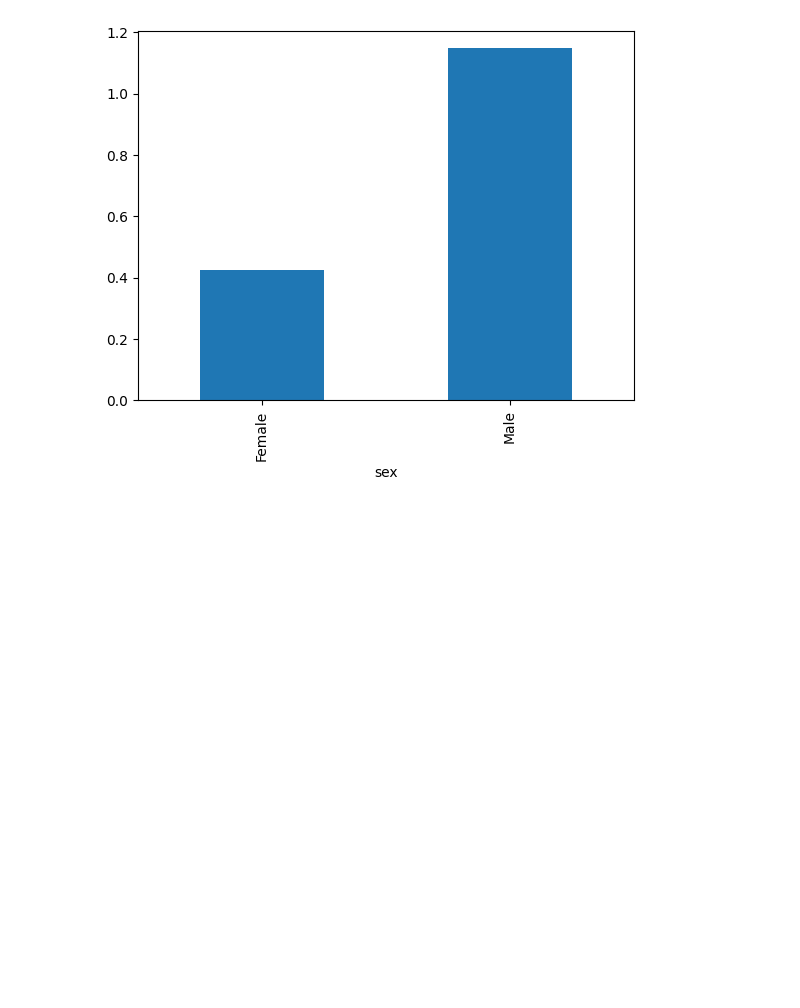
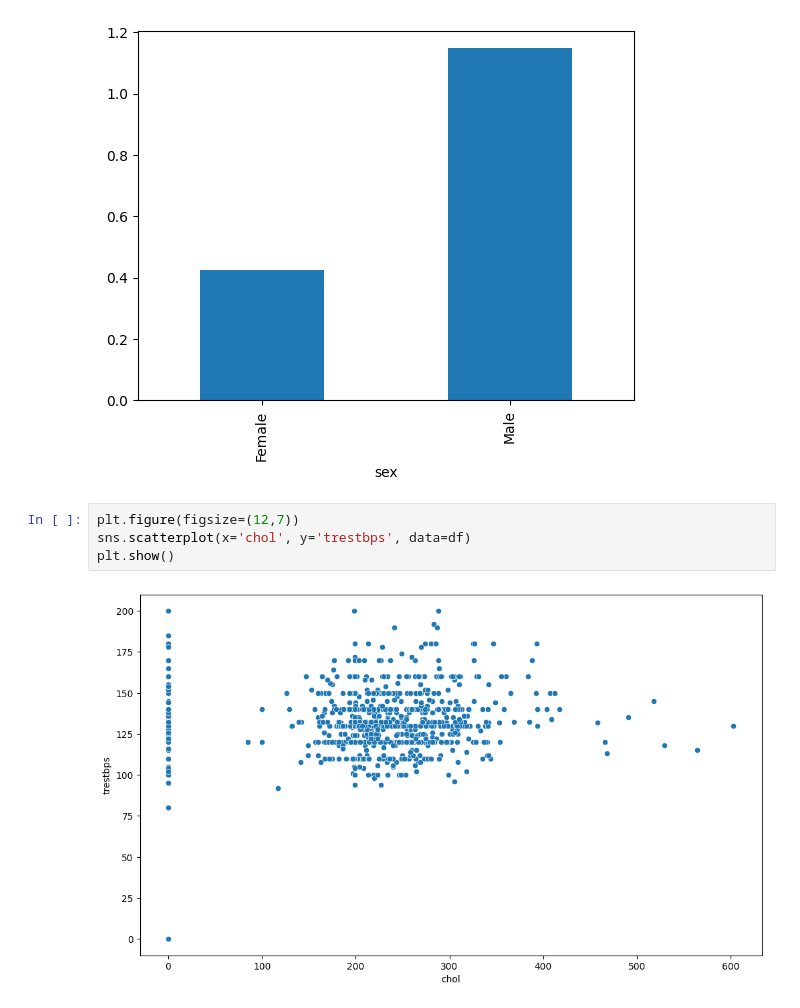
Before and after one commit to JiyaG143/pfsinterns, a Jupyter notebook: deepnote/Email_Spam_Detection_Project/Heart Disease Prediction.ipynb, the cells around one changed output. Saved outputs shown, nothing was run; the diff lists cells and outputs as text; blank space fills up the shorter version.

```diff
--- a/deepnote/Email_Spam_Detection_Project/Heart Disease Prediction.ipynb
+++ b/deepnote/Email_Spam_Detection_Project/Heart Disease Prediction.ipynb
@@ -236,6 +236,12 @@ df.groupby('sex')['num'].mean().plot(kind='bar')
 plt.show()
 # %% [output]
 [figure]
+# %%
+plt.figure(figsize=(12,7))
+sns.scatterplot(x='chol', y='trestbps', data=df)
+plt.show()
+# %% [output]
+[figure, added]
 # %% [markdown]
 <a style='text-decoration:none;line-height:16px;display:flex;color:#5B5B62;padding:10px;justify-content:end;' href='https://deepnote.com?utm_source=created-in-deepnote-cell&projectId=0e222dd4-00a3-4786-aa8b-a269f7a7f431' target="_blank">
 <img alt='Created in deepnote.com' style='display:inline;max-height:16px;margin:0px;margin-right:7.5px;' src='embedded-picture-1' > </img>
```
